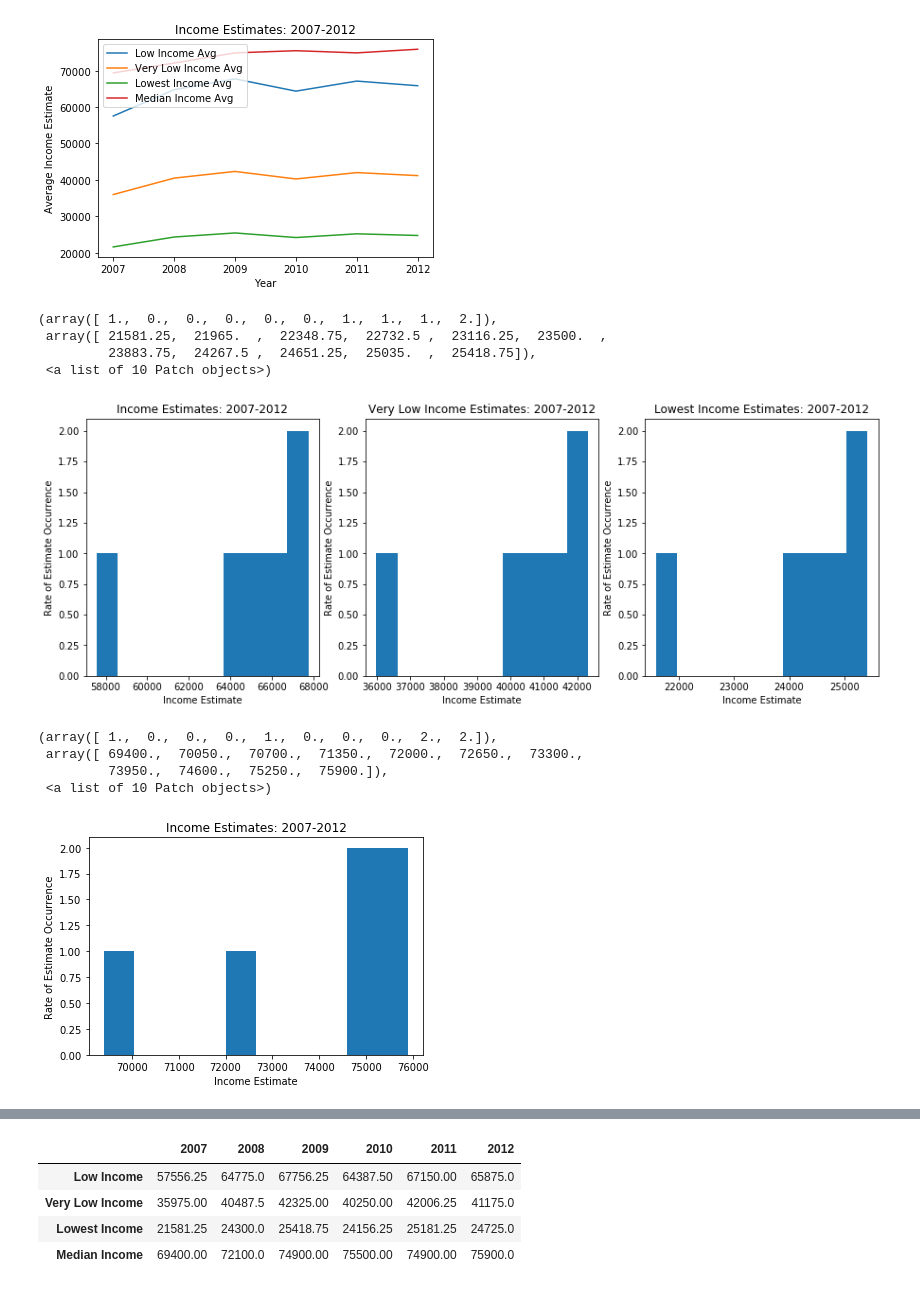
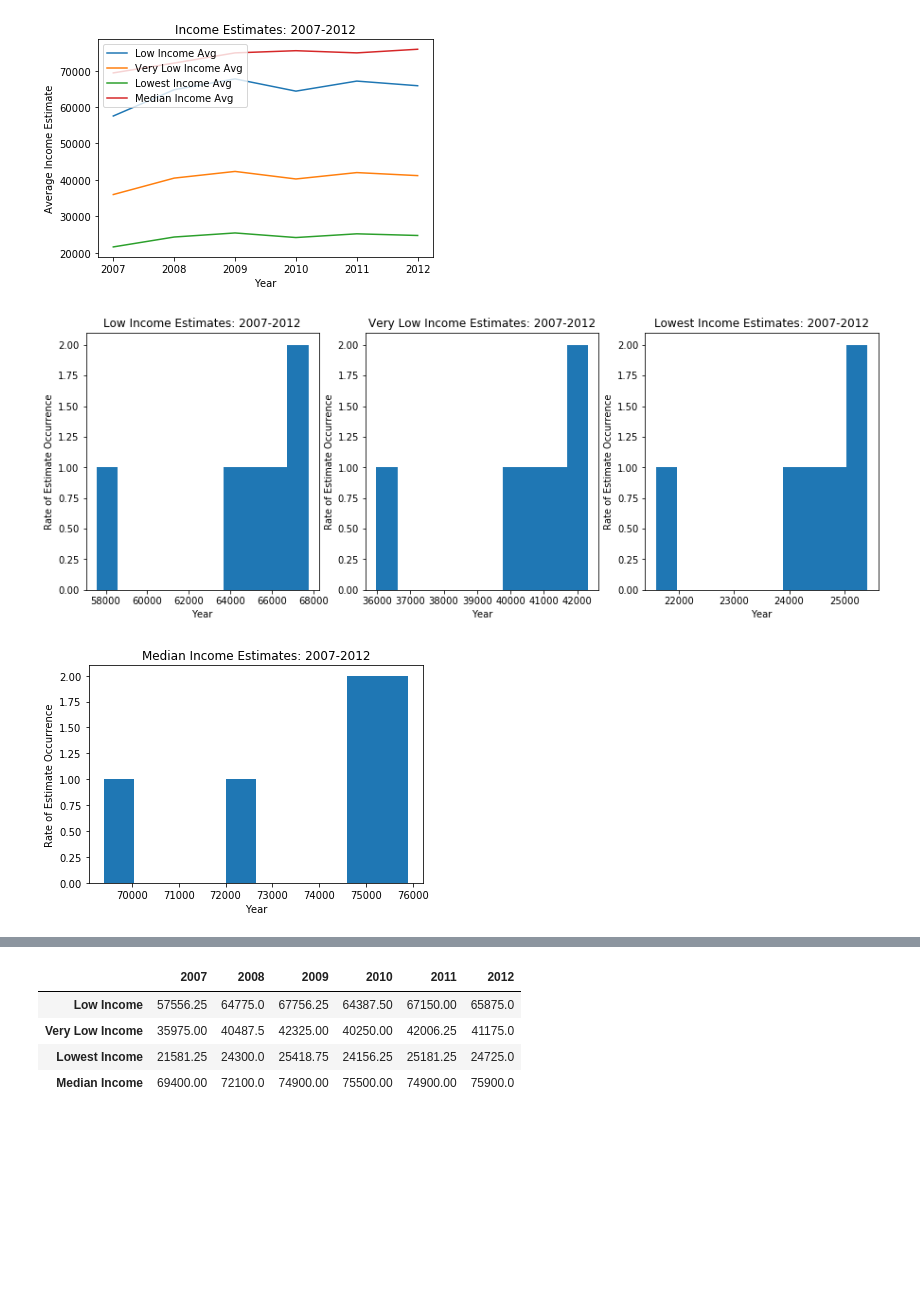
Before and after one commit to mec029/COGS108-Gentrification, a Jupyter notebook: IncomeEstimates.ipynb, the cells around one changed output, grey strips where cells are left out. Saved outputs shown, nothing was run; the diff lists cells and outputs as text; code cells hidden in the pictures; blank space fills up the shorter version.

```diff
--- a/IncomeEstimates.ipynb
+++ b/IncomeEstimates.ipynb
@@ -173,9 +173,10 @@ def convertData(dataframe):
             plt.plot(deep_dataframe.iloc[i])
         return deep_dataframe
 
-    # Method used to label the axis of the graphs
+# Method used to label the axis of the graphs
 def labelAxis(title, xAxis, yAxis, x, y):
     plt.title(title)
     plt.xlabel(xAxis)
     plt.ylabel(yAxis)
-    plt.ylim([x,y])
+    if (x != 0 and y != 0):
+        plt.ylim([x,y])
@@ -395,46 +385,36 @@ plt.legend(['Low Income Avg', 'Very Low Income Avg',
 <matplotlib.legend.Legend at 0x...>
 [figure]
 # %%
-# Display visualization for "Low Income Estimate" Bracket across the years
 df_income_all = df_all.copy(deep=True)
 plt.figure(1,figsize=(15,5))
+
+# Display visualization for "Low Income Estimate" Bracket across the years
 plt.subplot(1,3,1)
-plt.title('Income Estimates: 2007-2012')
-plt.xlabel('Income Estimate')
-plt.ylabel('Rate of Estimate Occurrence')
 plt.hist(df_income_all.iloc[0])
+labelAxis('Low Income Estimates: 2007-2012',
+          'Year', 'Rate of Estimate Occurrence', 0, 0)
+
 
 # Display visualization for "Very Low Income Estimate" Bracket across the years
 plt.subplot(1,3,2)
-plt.title('Very Low Income Estimates: 2007-2012')
-plt.xlabel('Income Estimate')
-plt.ylabel('Rate of Estimate Occurrence')
 plt.hist(df_income_all.T['Very Low Income'])
+labelAxis('Very Low Income Estimates: 2007-2012',
+          'Year', 'Rate of Estimate Occurrence', 0, 0)
+
 
 # Display visualization for "Lowest Income Estimate" Bracket across the years
 plt.subplot(1,3,3)
-plt.title('Lowest Income Estimates: 2007-2012')
-plt.xlabel('Income Estimate')
-plt.ylabel('Rate of Estimate Occurrence')
 plt.hist(df_income_all.iloc[2])
+labelAxis('Lowest Income Estimates: 2007-2012',
+          'Year', 'Rate of Estimate Occurrence', 0, 0)
 # %% [output]
-(array([ 1.,  0.,  0.,  0.,  0.,  0.,  1.,  1.,  1.,  2.]),
- array([ 21581.25,  21965.  ,  22348.75,  22732.5 ,  23116.25,  23500.  ,
-         23883.75,  24267.5 ,  24651.25,  25035.  ,  25418.75]),
- <a list of 10 Patch objects>)
-[figure, old version]
+[figure, new version]
 # %%
 # Display visualization for "Median Family Income Estimate" Bracket across the years
-plt.title('Income Estimates: 2007-2012')
-plt.xlabel('Income Estimate')
-plt.ylabel('Rate of Estimate Occurrence')
 plt.hist(df_income_all.iloc[3])
+labelAxis('Median Income Estimates: 2007-2012', 'Year', 'Rate of Estimate Occurrence', 0, 0)
 # %% [output]
-(array([ 1.,  0.,  0.,  0.,  1.,  0.,  0.,  0.,  2.,  2.]),
- array([ 69400.,  70050.,  70700.,  71350.,  72000.,  72650.,  73300.,
-         73950.,  74600.,  75250.,  75900.]),
- <a list of 10 Patch objects>)
-[figure, old version]
+[figure, new version]
 # %%
 # Display visualization for all brackets across the years
 fig = plt.figure(1,figsize=(15,5))
```
Also changed, not shown: parts of 7 cells of this notebook.
